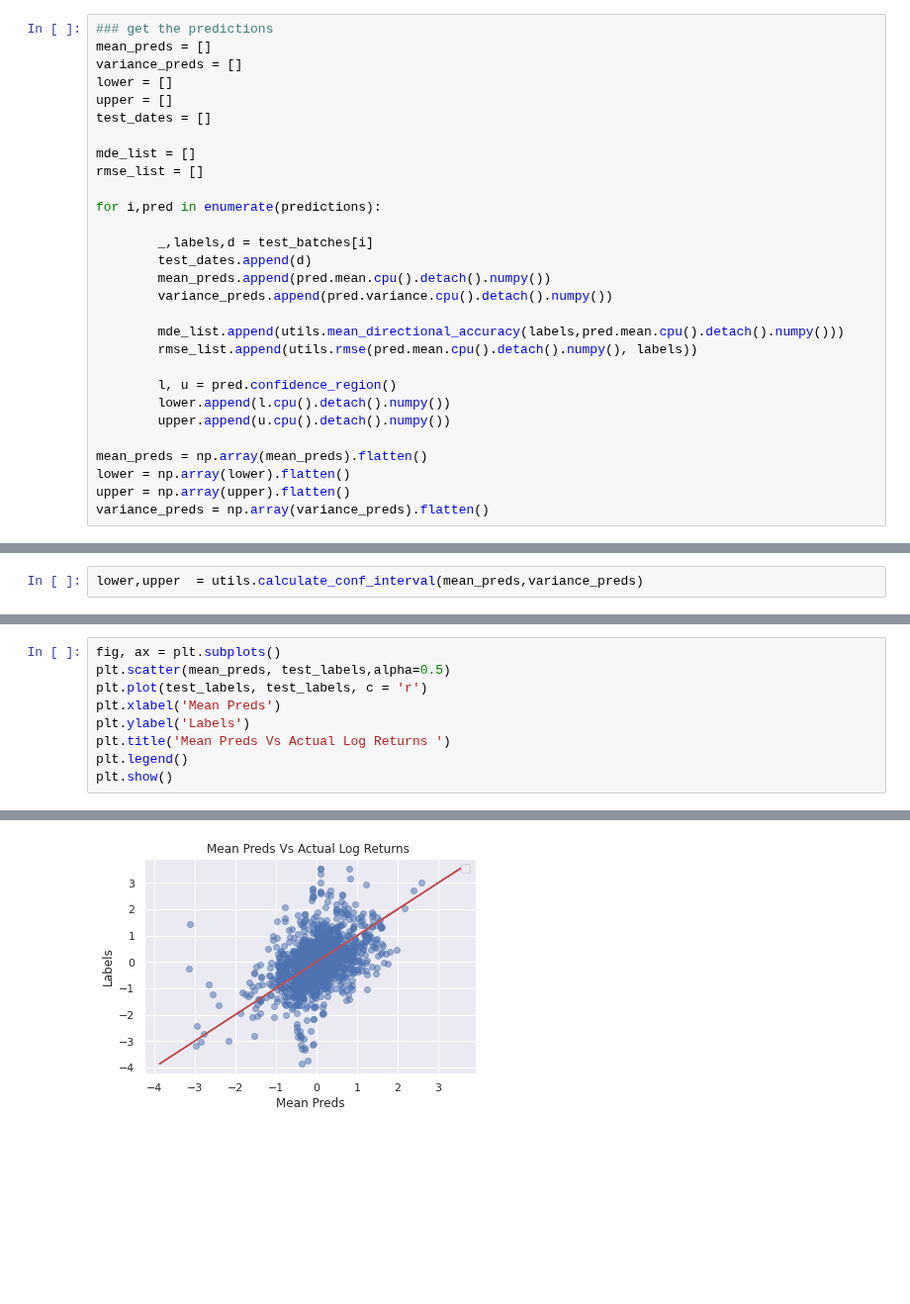
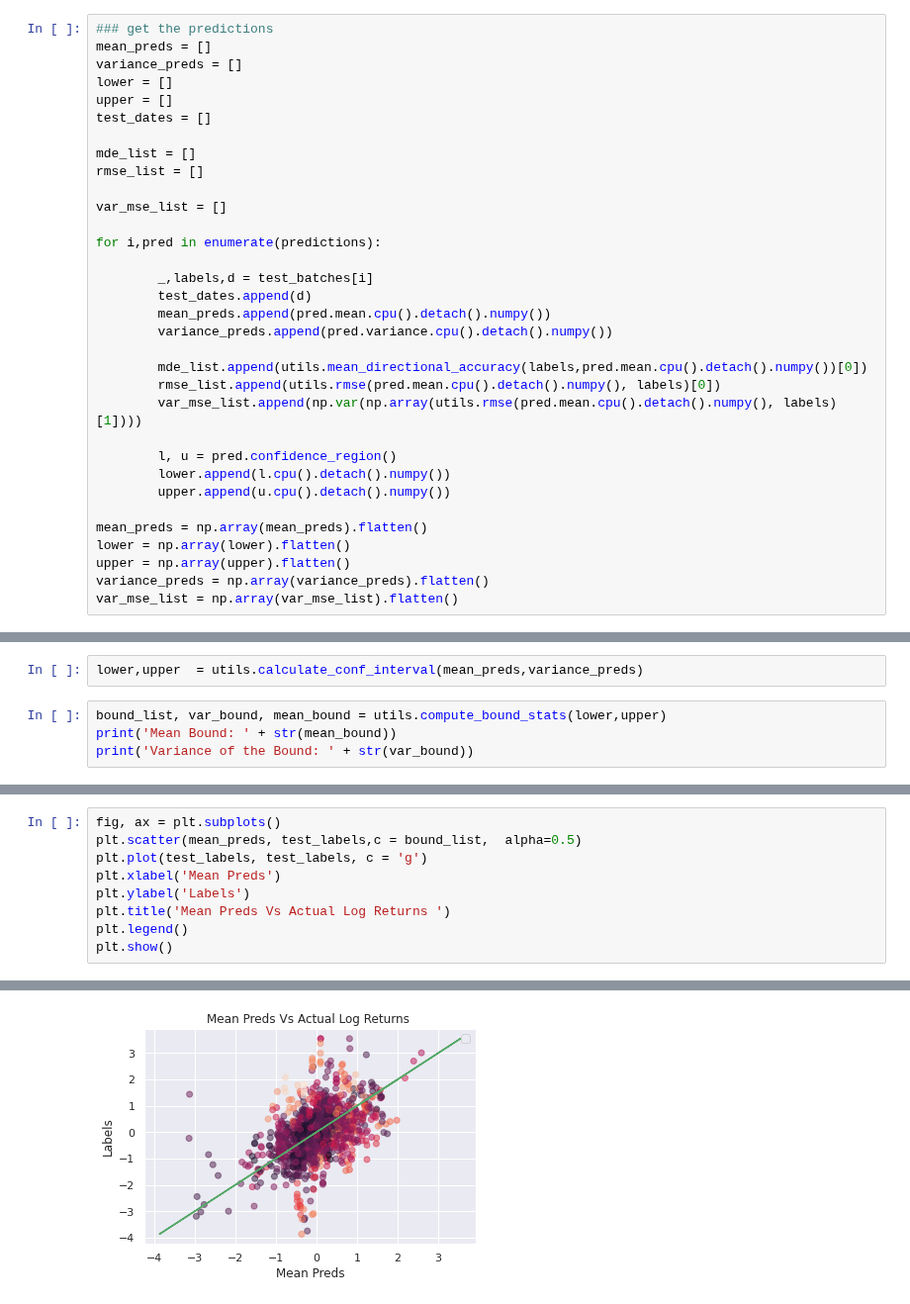
Before and after one commit to apof/Master-Thesis-----Deep-Kernel-Learning-and-Neural-Processes--combining-GPs-with-DL, a Jupyter notebook: GPs_Experiments.ipynb, the cells around one changed output, grey strips where cells are left out. Shown at 99% size. Drawn from its saved outputs; the diff is of its cells as text; blank space fills up the shorter version.

```diff
--- a/GPs_Experiments.ipynb
+++ b/GPs_Experiments.ipynb
@@ -230,6 +234,8 @@ test_dates = []
 mde_list = []
 rmse_list = []
 
+var_mse_list = []
+
 for i,pred in enumerate(predictions):
 
         _,labels,d = test_batches[i]
@@ -237,8 +243,9 @@ for i,pred in enumerate(predictions):
         mean_preds.append(pred.mean.cpu().detach().numpy())
         variance_preds.append(pred.variance.cpu().detach().numpy())
 
-        mde_list.append(utils.mean_directional_accuracy(labels,pred.mean.cpu().detach().numpy()))
-        rmse_list.append(utils.rmse(pred.mean.cpu().detach().numpy(), labels))
+        mde_list.append(utils.mean_directional_accuracy(labels,pred.mean.cpu().detach().numpy())[0])
+        rmse_list.append(utils.rmse(pred.mean.cpu().detach().numpy(), labels)[0])
+        var_mse_list.append(np.var(np.array(utils.rmse(pred.mean.cpu().detach().numpy(), labels)[1])))
 
         l, u = pred.confidence_region()
         lower.append(l.cpu().detach().numpy())
@@ -248,6 +255,7 @@ mean_preds = np.array(mean_preds).flatten()
 lower = np.array(lower).flatten()
 upper = np.array(upper).flatten()
 variance_preds = np.array(variance_preds).flatten()
+var_mse_list = np.array(var_mse_list).flatten()
 # %%
 flat_dates = [item for sublist in test_dates for item in sublist]
 # %%
@@ -304,2 +331,6 @@ Root Mean Squared Error : 0.9270904207956203
 # %%
 lower,upper  = utils.calculate_conf_interval(mean_preds,variance_preds)
+# %%
+bound_list, var_bound, mean_bound = utils.compute_bound_stats(lower,upper)
+print('Mean Bound: ' + str(mean_bound))
+print('Variance of the Bound: ' + str(var_bound))
@@ -319,13 +353,13 @@ plt.savefig('drive/MyDrive/Visualisations/PredictionsVsGroundTruth_' + str(KERNE
 <Figure size 432x288 with 0 Axes>
 # %%
 fig, ax = plt.subplots()
-plt.scatter(mean_preds, test_labels,alpha=0.5)
-plt.plot(test_labels, test_labels, c = 'r')
+plt.scatter(mean_preds, test_labels,c = bound_list,  alpha=0.5)
+plt.plot(test_labels, test_labels, c = 'g')
 plt.xlabel('Mean Preds')
 plt.ylabel('Labels')
 plt.title('Mean Preds Vs Actual Log Returns ')
 plt.legend()
 plt.show()
 # %% [output]
 No handles with labels found to put in legend.
-[figure, old version]
+[figure, new version]
```
Also changed, not shown: parts of 14 cells of this notebook.
